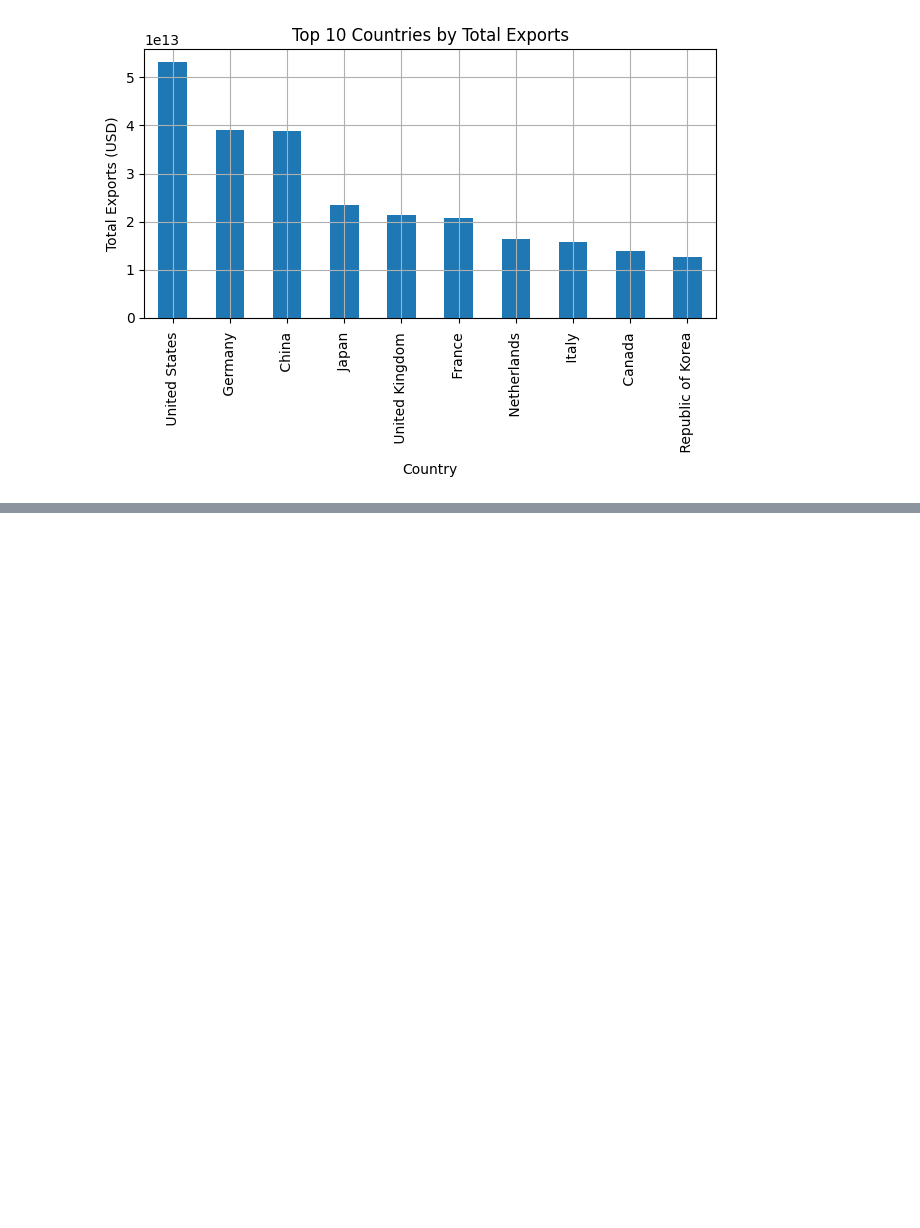
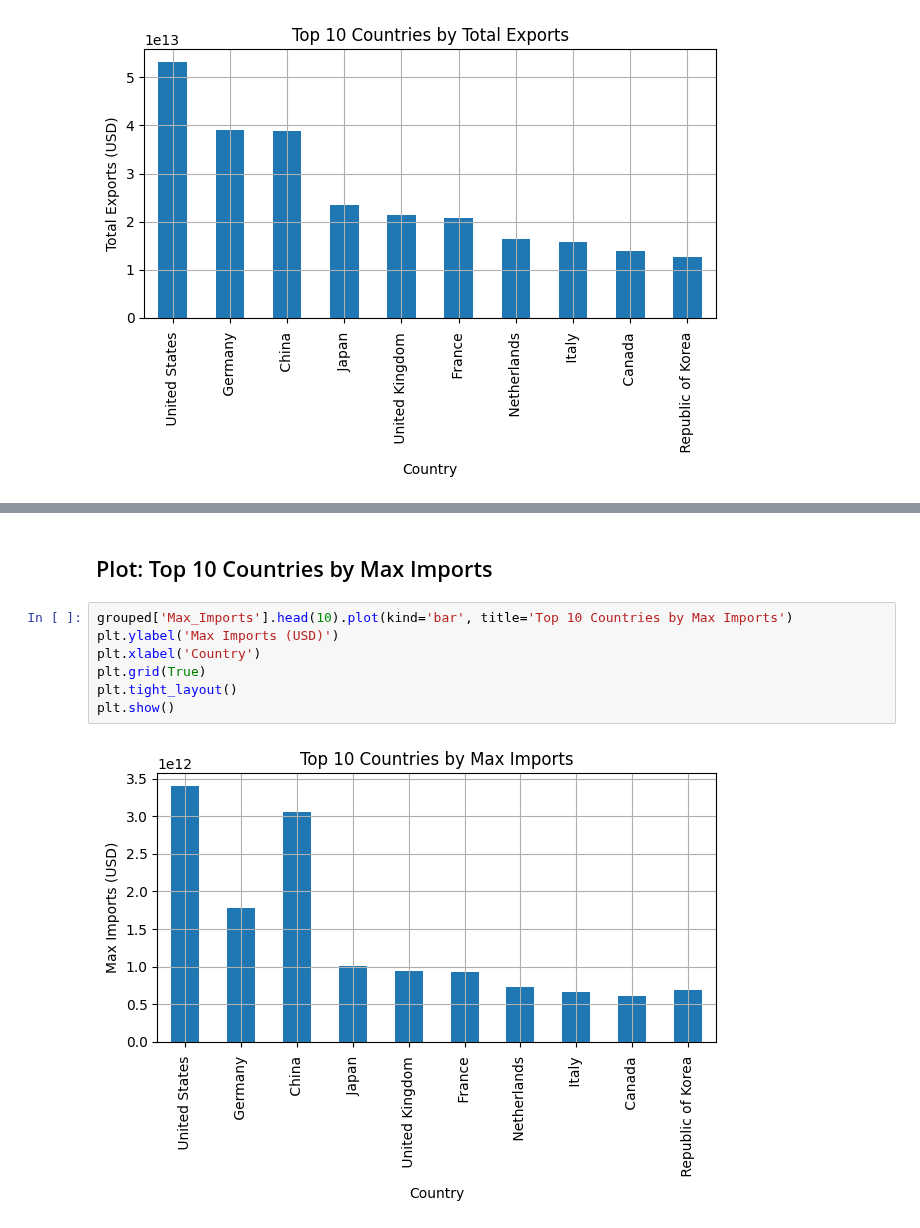
Before and after one commit to khoulaCode/machine-learning-code-orbit, a Jupyter notebook: team_members/From_Haya/World_finance.ipynb, the cells around one changed output, grey strips where cells are left out. Saved outputs shown, nothing was run; the diff lists cells and outputs as text; blank space fills up the shorter version.

```diff
--- a/team_members/From_Haya/World_finance.ipynb
+++ b/team_members/From_Haya/World_finance.ipynb
@@ -110,0 +122,11 @@ plt.show()
+# %% [markdown]
+## Plot: Top 10 Countries by Max Imports
+# %%
+grouped['Max_Imports'].head(10).plot(kind='bar', title='Top 10 Countries by Max Imports')
+plt.ylabel('Max Imports (USD)')
+plt.xlabel('Country')
+plt.grid(True)
+plt.tight_layout()
+plt.show()
+# %% [output]
+[figure, added]
```
Also changed, not shown: parts of 2 cells of this notebook.
